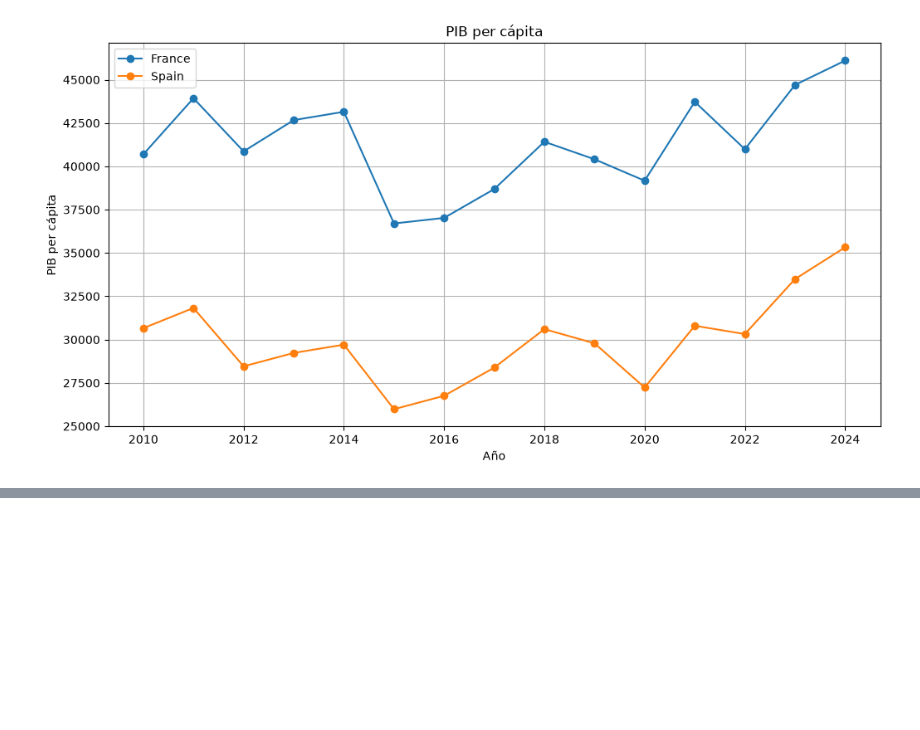
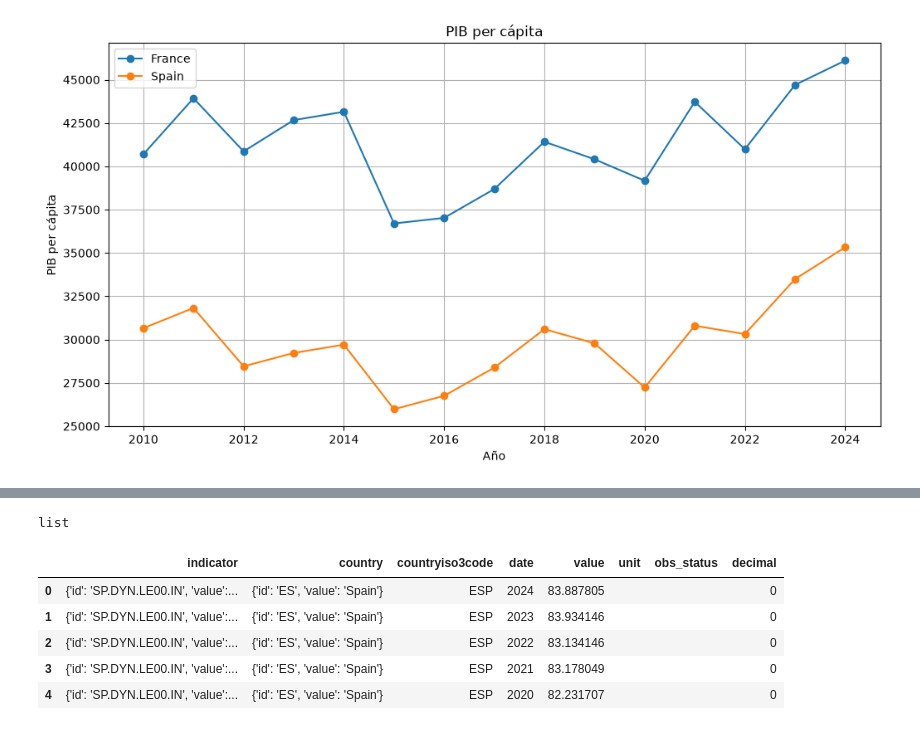
Before and after one commit to sergiocaceresbas/interacting-with-api-python-project-tutorial, a Jupyter notebook: src/explore.ipynb, the cells around one changed output, grey strips where cells are left out. Saved outputs shown, nothing was run; the diff lists cells and outputs as text; code cells hidden in the pictures; blank space fills up the shorter version.

```diff
--- a/src/explore.ipynb
+++ b/src/explore.ipynb
@@ -300,0 +311,11 @@ plt.show()
+# %%
+datos_vida = fetch_indicator_data(      # Creo una variable llamada datos_vida
+    ["ESP", "FRA"],                     # datos de España y Francia
+    "SP.DYN.LE00.IN"                    # Pido el indicador "esperanza de vida" que lo busque en google q no encontraba
+)
+# %%
+datos = datos_vida[1]        # Me quedo con el cajón 2 (elemento 1), donde están los datos de esperanza de vida
+# %%
+type(datos)          # Me dice qué tipo de objeto es la variable datos
+# %% [output]
+list
@@ -300,0 +324,9 @@ plt.show()
+# %%
+df_vida.head()                     # compruebo 5 primeras filas si() lleva numero comprueba el nuemro
+# %% [output]
+|  | indicator | country | countryiso3code | date | value | unit | obs_status | decimal |
+| 0 | {'id': 'SP.DYN.LE00.IN', 'value':... | {'id': 'ES', 'value': 'Spain'} | ESP | 2024 | 83.887805 |  |  | 0 |
+| 1 | {'id': 'SP.DYN.LE00.IN', 'value':... | {'id': 'ES', 'value': 'Spain'} | ESP | 2023 | 83.934146 |  |  | 0 |
+| 2 | {'id': 'SP.DYN.LE00.IN', 'value':... | {'id': 'ES', 'value': 'Spain'} | ESP | 2022 | 83.134146 |  |  | 0 |
+| 3 | {'id': 'SP.DYN.LE00.IN', 'value':... | {'id': 'ES', 'value': 'Spain'} | ESP | 2021 | 83.178049 |  |  | 0 |
+| 4 | {'id': 'SP.DYN.LE00.IN', 'value':... | {'id': 'ES', 'value': 'Spain'} | ESP | 2020 | 82.231707 |  |  | 0 |
```
Also changed, not shown: parts of 9 cells of this notebook.
